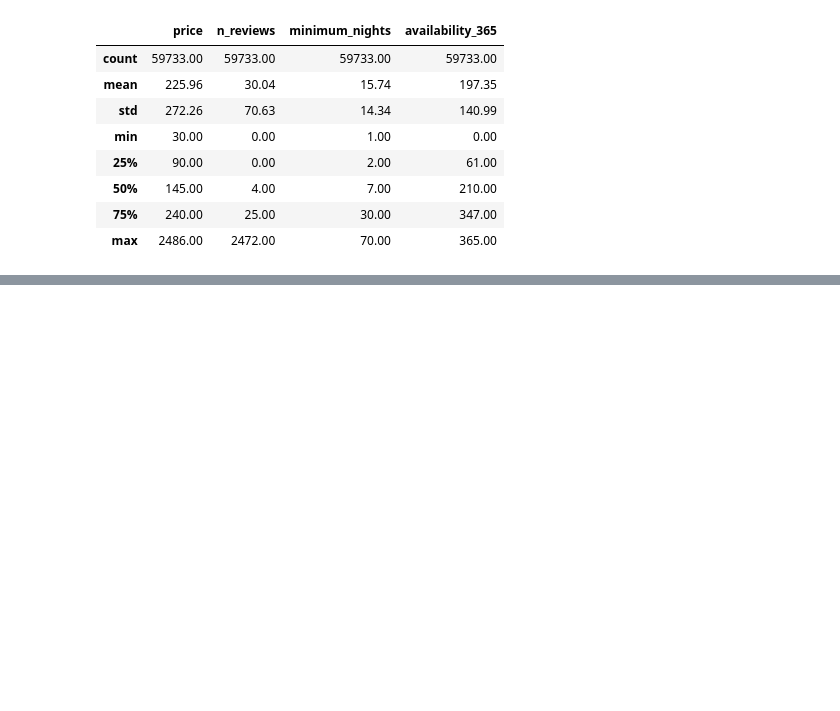
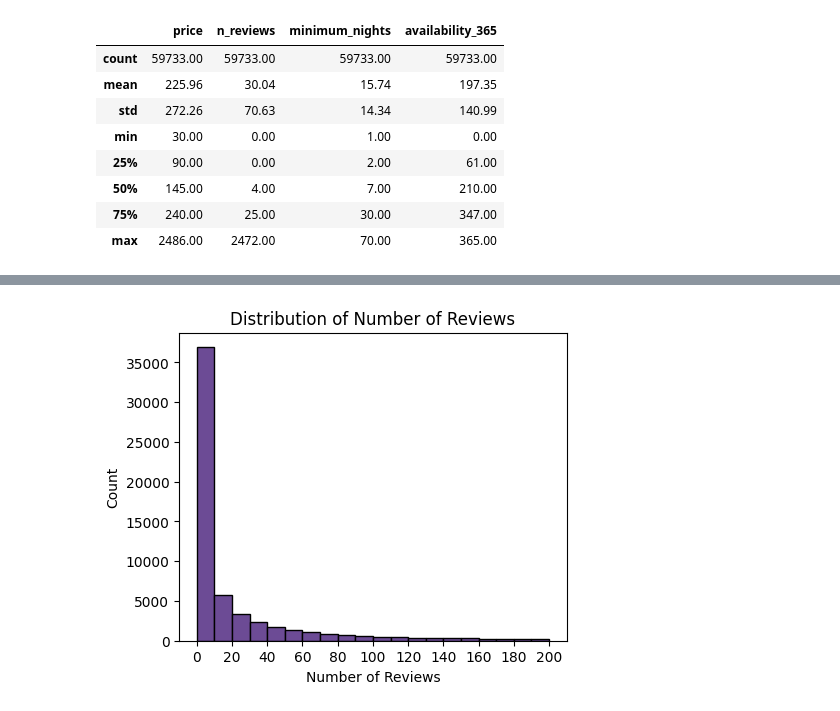
Before and after one commit to SameeckBhatia/Airbnb-ML-Economist, a Jupyter notebook: la_airbnb.ipynb, the cells around one changed output, grey strips where cells are left out. Saved outputs shown, nothing was run; the diff lists cells and outputs as text; code cells hidden in the pictures; blank space fills up the shorter version.

```diff
--- a/la_airbnb.ipynb
+++ b/la_airbnb.ipynb
@@ -111,0 +136,15 @@ cleaned_df[cols].describe().round(2)
+# %%
+# Plotting
+fig, ax = plt.subplots(figsize=(5, 4))
+ax.hist(cleaned_df["n_reviews"], bins=bin_interval(0, 200, 10),
+        edgecolor=edge, color=fill)
+
+# Formatting
+ax.set_xticks(bin_interval(0, 200, 20))
+ax.set_title("Distribution of Number of Reviews")
+ax.set_xlabel("Number of Reviews")
+ax.set_ylabel("Count")
+
+plt.show()
+# %% [output]
+[figure, added]
```
Also changed, not shown: parts of 6 cells of this notebook.
